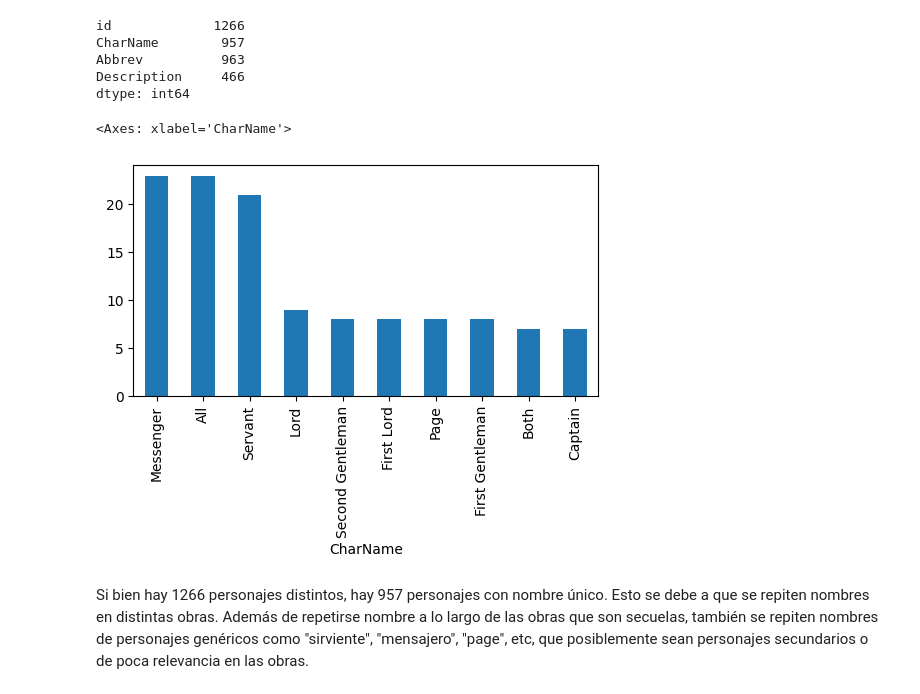
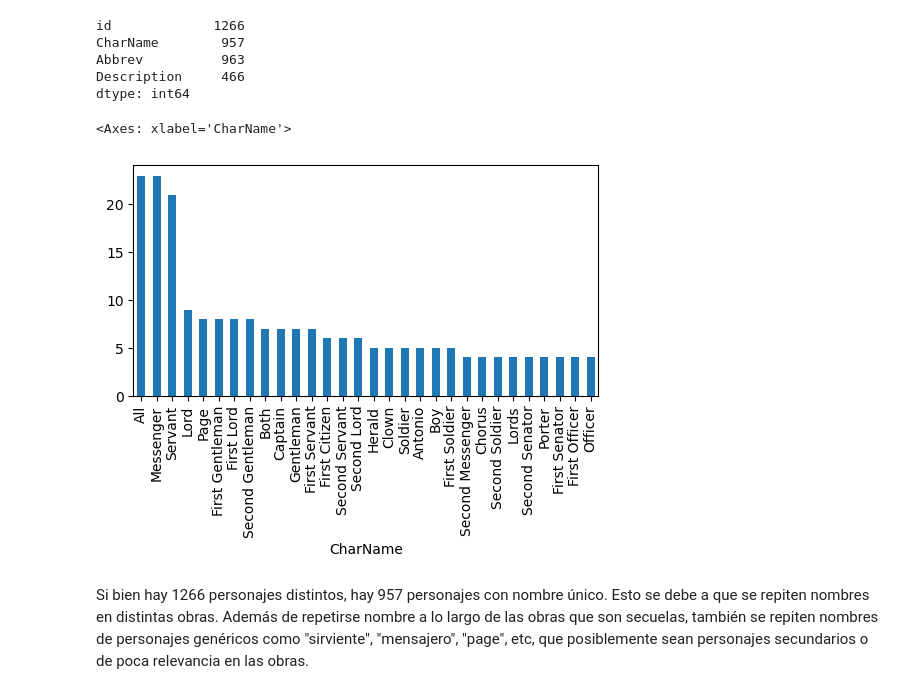
Before and after one commit to leandrodzp/introcd_dominguez_romani, a Jupyter notebook: tarea_1/shakespeare_propuesta.ipynb, the cells around one changed output. Drawn from its saved outputs; the diff is of its cells as text; code cells hidden in the pictures.

```diff
--- a/tarea_1/shakespeare_propuesta.ipynb
+++ b/tarea_1/shakespeare_propuesta.ipynb
@@ -237,8 +257,8 @@ dtype: int64
 # %%
-df_characters['CharName'].value_counts().head(10).plot(kind="bar", figsize=(6, 3))
+df_characters['CharName'].value_counts().head(30).plot(kind="bar", figsize=(6, 3))
 # %% [output]
 <Axes: xlabel='CharName'>
-[figure, old version]
+[figure, new version]
 # %% [markdown]
 Si bien hay 1266 personajes distintos, hay 957 personajes con nombre único. Esto se debe a que se repiten nombres en distintas obras. Además de repetirse nombre a lo largo de las obras que son secuelas, también se repiten nombres de personajes genéricos como "sirviente", "mensajero", "page", etc, que posiblemente sean personajes secundarios o de poca relevancia en las obras.
 # %% [markdown]
```
Also changed, not shown: parts of 28 cells of this notebook, 1 other file.
